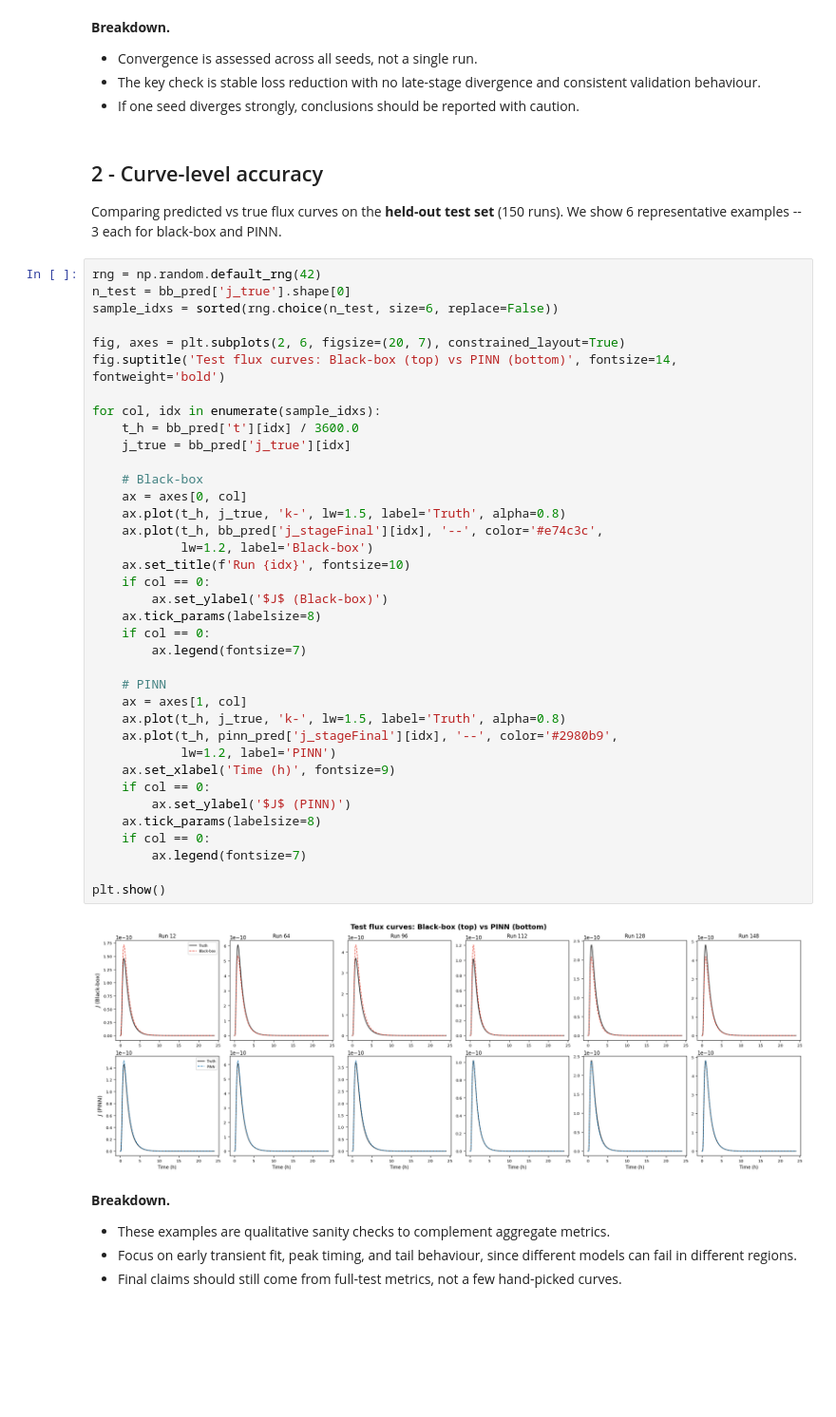
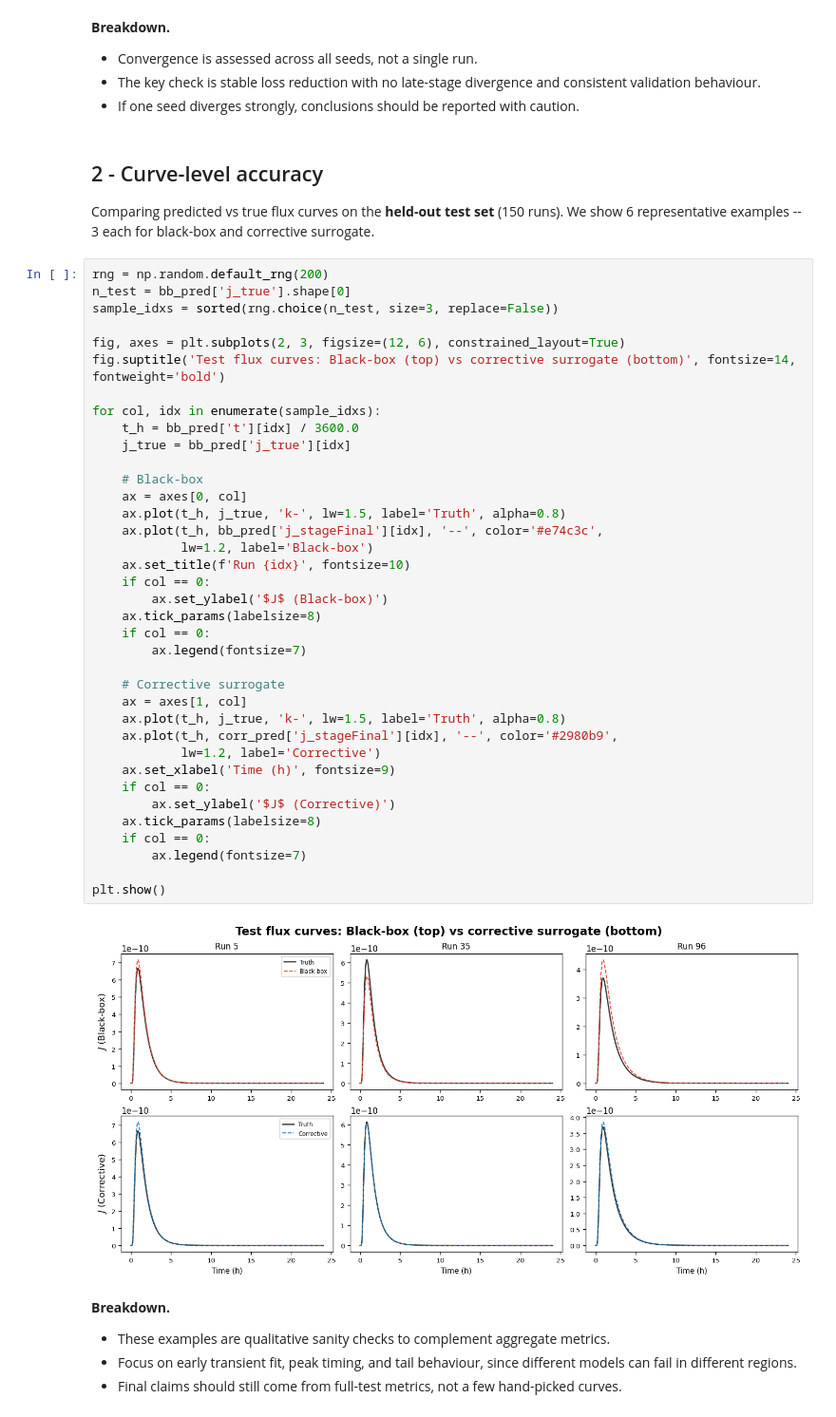
Before and after one commit to NathanWalash/COMP3931_IndividualProject, a Jupyter notebook: notebooks/06_surrogate_comparison.ipynb, the cells around one changed output. Shown at 95% size. Drawn from its saved outputs; the diff is of its cells as text; blank space fills up the shorter version.

```diff
--- a/notebooks/06_surrogate_comparison.ipynb
+++ b/notebooks/06_surrogate_comparison.ipynb
@@ -264,46 +175,46 @@ plt.show()
 ## 2 - Curve-level accuracy
 
 Comparing predicted vs true flux curves on the **held-out test set** (150 runs).
-We show 6 representative examples -- 3 each for black-box and PINN.
+We show 6 representative examples -- 3 each for black-box and corrective surrogate.
 # %%
-rng = np.random.default_rng(42)
+rng = np.random.default_rng(200)
 n_test = bb_pred['j_true'].shape[0]
-sample_idxs = sorted(rng.choice(n_test, size=6, replace=False))
+sample_idxs = sorted(rng.choice(n_test, size=3, replace=False))
 
-fig, axes = plt.subplots(2, 6, figsize=(20, 7), constrained_layout=True)
-fig.suptitle('Test flux curves: Black-box (top) vs PINN (bottom)', fontsize=14, fontweight='bold')
+fig, axes = plt.subplots(2, 3, figsize=(12, 6), constrained_layout=True)
+fig.suptitle('Test flux curves: Black-box (top) vs corrective surrogate (bottom)', fontsize=14, fontweight='bold')
 
 for col, idx in enumerate(sample_idxs):
     t_h = bb_pred['t'][idx] / 3600.0
     j_true = bb_pred['j_true'][idx]
 
     # Black-box
     ax = axes[0, col]
     ax.plot(t_h, j_true, 'k-', lw=1.5, label='Truth', alpha=0.8)
     ax.plot(t_h, bb_pred['j_stageFinal'][idx], '--', color='#e74c3c',
             lw=1.2, label='Black-box')
     ax.set_title(f'Run {idx}', fontsize=10)
     if col == 0:
         ax.set_ylabel('$J$ (Black-box)')
     ax.tick_params(labelsize=8)
     if col == 0:
         ax.legend(fontsize=7)
 
-    # PINN
+    # Corrective surrogate
     ax = axes[1, col]
     ax.plot(t_h, j_true, 'k-', lw=1.5, label='Truth', alpha=0.8)
-    ax.plot(t_h, pinn_pred['j_stageFinal'][idx], '--', color='#2980b9',
-            lw=1.2, label='PINN')
+    ax.plot(t_h, corr_pred['j_stageFinal'][idx], '--', color='#2980b9',
+            lw=1.2, label='Corrective')
     ax.set_xlabel('Time (h)', fontsize=9)
     if col == 0:
-        ax.set_ylabel('$J$ (PINN)')
+        ax.set_ylabel('$J$ (Corrective)')
     ax.tick_params(labelsize=8)
     if col == 0:
         ax.legend(fontsize=7)
 
 plt.show()
 # %% [output]
-[figure, old version]
+[figure, new version]
 # %% [markdown]
 **Breakdown.**
 
```
Also changed, not shown: parts of 19 cells of this notebook, 6 other files.
